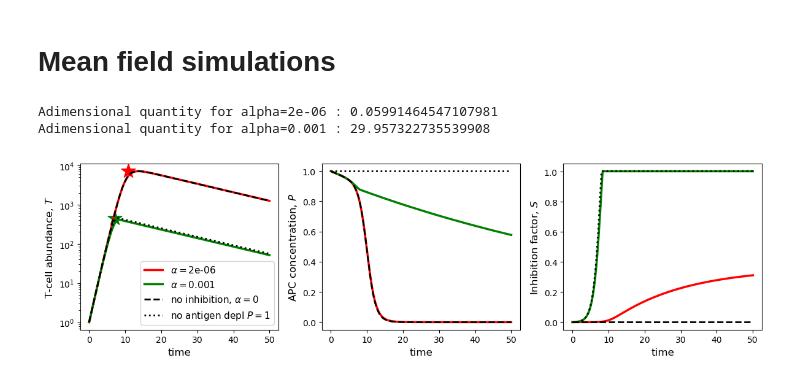
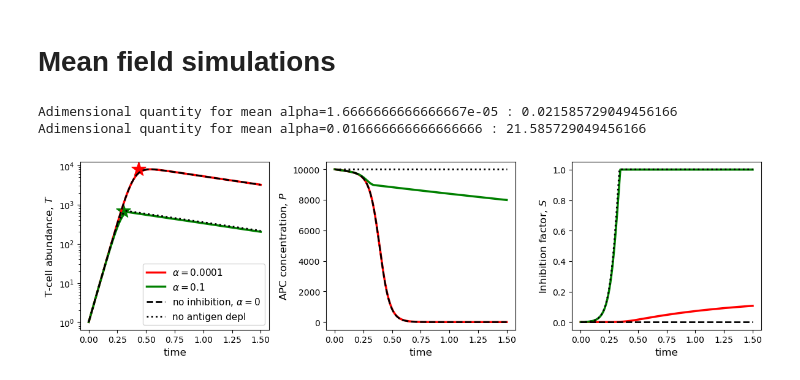
Before and after one commit to statbiophys/TT-inhibition, a Jupyter notebook: mean_field.ipynb, the cells around one changed output. Cells and saved outputs as stored; diff of their text form; code cells hidden in the pictures.

Commit message:
update parameter class

```diff
--- a/mean_field.ipynb
+++ b/mean_field.ipynb
@@ -49,26 +57,21 @@ t_steps, dt, traj_steps = 5000, 0.01, 10
 # %%
-# Integrating for the default parameters and specific values of alpha
-alphas = [2e-6, 1e-3]
+# Integrating each parameter setting
+
+alphas = [1e-4, 1e-1]
 T_trajs_alpha, P_trajs_alpha, S_trajs_alpha = [], [], []
-for a in alphas:
-    pars.alpha = a
+for pars in pars_alpha:
     trajs = np.array(ut.nsolve(init_vars, dot_eqs, pars, t_steps, dt, traj_steps))
     T_trajs_alpha.append(trajs[:,0])
     P_trajs_alpha.append(trajs[:,1])
     S_trajs_alpha.append(trajs[:,2])
 
-# Integrating for the non-inhibition case alpha=0
-pars.alpha = 0.0
-trajs = np.array(ut.nsolve(init_vars, dot_eqs, pars, t_steps, dt, traj_steps))
+pars_no_inhib = ut.TT_params(k_offs, alpha0=0)
+trajs = np.array(ut.nsolve(init_vars, dot_eqs, pars_no_inhib, t_steps, dt, traj_steps))
 T_trajs_no_inhib = trajs[:,0]
 P_trajs_no_inhib = trajs[:,1]
 S_trajs_no_inhib = trajs[:,2]
 
-# Integrating for the non-antigen-depletion case, only inhibition
-pars_no_depl = copy(pars) # Parameters not overwritten because they will be exported later
-pars_no_depl.lambd = 0
-pars_no_depl.mu = 0
-pars_no_depl.alpha = alphas[-1]
+pars_no_depl = ut.TT_params(k_offs, lambd=0, mu=0, alpha0=alphas[-1])
 trajs = np.array(ut.nsolve(init_vars, dot_eqs, pars_no_depl, t_steps, dt, traj_steps))
 T_trajs_no_depl = trajs[:,0]
 P_trajs_no_depl = trajs[:,1]
@@ -77,13 +80,13 @@ S_trajs_no_depl = trajs[:,2]
 # The two values of alpha are chosen to be in the two different regimes
 # The adimensional quantity will be much smaller/larger than 1
 
-pars.alpha = alphas[0]
-print(r'Adimensional quantity for alpha={} : {}'.format(pars.alpha, adim_var(pars)))
-pars.alpha = alphas[1]
-print('Adimensional quantity for alpha={} : {}'.format(pars.alpha, adim_var(pars)))
+b, a = pars_alpha[0].betas[0], pars_alpha[0].alphas[0]
+print(r'Adimensional quantity for mean alpha={} : {}'.format(pars_alpha[0].mean_alpha, adim_var(pars_alpha[0], b, a)))
+b, a = pars_alpha[1].betas[0], pars_alpha[1].alphas[0]
+print('Adimensional quantity for mean alpha={} : {}'.format(pars_alpha[1].mean_alpha, adim_var(pars_alpha[1], b, a)))
 # %% [output]
-Adimensional quantity for alpha=2e-06 : 0.05991464547107981
-Adimensional quantity for alpha=0.001 : 29.957322735539908
+Adimensional quantity for mean alpha=1.6666666666666667e-05 : 0.021585729049456166
+Adimensional quantity for mean alpha=0.016666666666666666 : 21.585729049456166
 # %%
 times = np.linspace(0, t_steps * dt, len(T_trajs_no_depl))
 colors = ['r', 'g']
@@ -93,37 +96,38 @@ fig, (ax1, ax2, ax3) = plt.subplots(1,3,figsize=(12,3.5))
 for ax in (ax1, ax2, ax3):
     ax.set_xlabel('time', fontsize=12)
 
 ax1.set_ylabel('T-cell abundance, $T$', fontsize=12)
 ax1.set_yscale('log')
 for i, Ts in enumerate(T_trajs_alpha):
     ax1.plot(times, Ts, color=colors[i], lw=2.5, label=r'$\alpha=$%.g'%alphas[i])
 ax1.plot(times, T_trajs_no_inhib, color='k', lw=2, ls='--', label=r'no inhibition, $\alpha=0$')
-ax1.plot(times, T_trajs_no_depl, color='k', lw=2, ls=':', label=r'no antigen depl $P=1$')
+ax1.plot(times, T_trajs_no_depl, color='k', lw=2, ls=':', label=r'no antigen depl')
 ax1.legend(fontsize=11)
 
-pars.alpha = 0
-ax1.scatter([t_star_MHC_approx(pars)], [np.max(T_trajs_no_inhib)], s=300, c='r', marker='*')
-ax1.scatter([t_star_S_approx(pars_no_depl)], [np.max(T_trajs_no_depl)], s=300, c='g', marker='*')
+b, a = pars_alpha[0].betas[0], pars_alpha[0].alphas[0]
+ax1.scatter([t_star_MHC_approx(pars_alpha[0], b)], [np.max(T_trajs_no_inhib)], s=300, c='r', marker='*')
+b, a = pars_alpha[1].betas[0], pars_alpha[1].alphas[0]
+ax1.scatter([t_star_S_approx(pars_alpha[1], b, a)], [np.max(T_trajs_no_depl)], s=300, c='g', marker='*')
 
 
 ax2.set_ylabel('APC concentration, $P$', fontsize=12)
 for i, Ps in enumerate(P_trajs_alpha):
     ax2.plot(times, Ps, color=colors[i], lw=2.5)
 ax2.plot(times, P_trajs_no_inhib, color='k', lw=2, ls='--')
 ax2.plot(times, P_trajs_no_depl, color='k', lw=2, ls=':')
 
 ax3.set_ylabel('Inhibition factor, $S$', fontsize=12)
 for i, Ss in enumerate(S_trajs_alpha):
     ax3.plot(times, Ss, color=colors[i], lw=2.5)
 ax3.plot(times, S_trajs_no_inhib, color='k', lw=2, ls='--')
 ax3.plot(times, S_trajs_no_depl, color='k', lw=2, ls=':')
 
 plt.tight_layout()
 
 name = 'mean_field_dyn'
 plt.savefig('plots/'+name+'.svg', dpi=200, facecolor='w')
 
-pars.alpha = None # Alpha changes every time and is shwon in the plot legend
-pars.print_on_file('plots/'+name+'_pars.tsv')
+pars_no_inhib.alpha0 = None # Alpha0 is not saved
+pars_no_inhib.print_on_file('plots/', name+'_pars')
 # %% [output]
-[figure, old version]
+[figure, new version]
```
Also changed, not shown: parts of 2 cells of this notebook, 4 other files.
